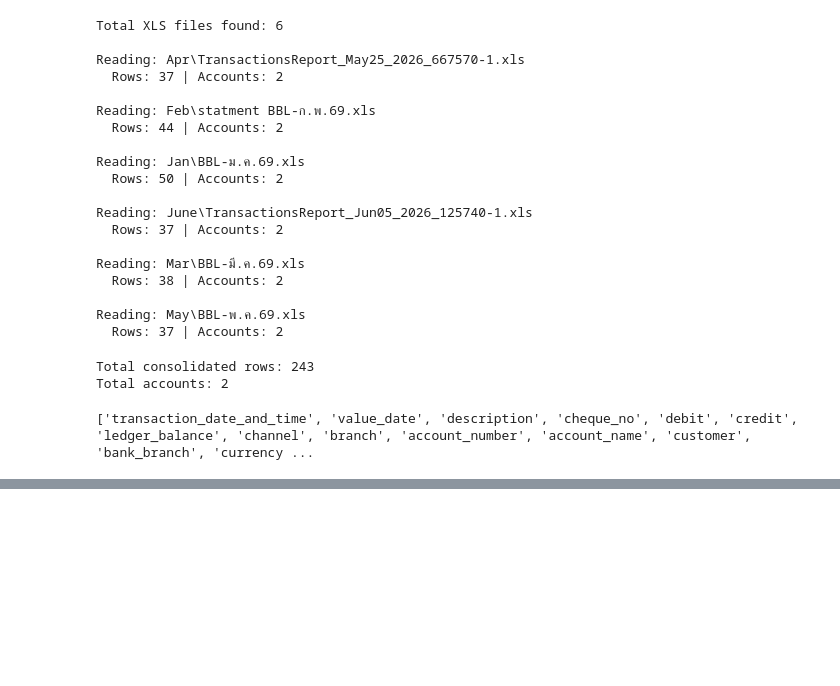
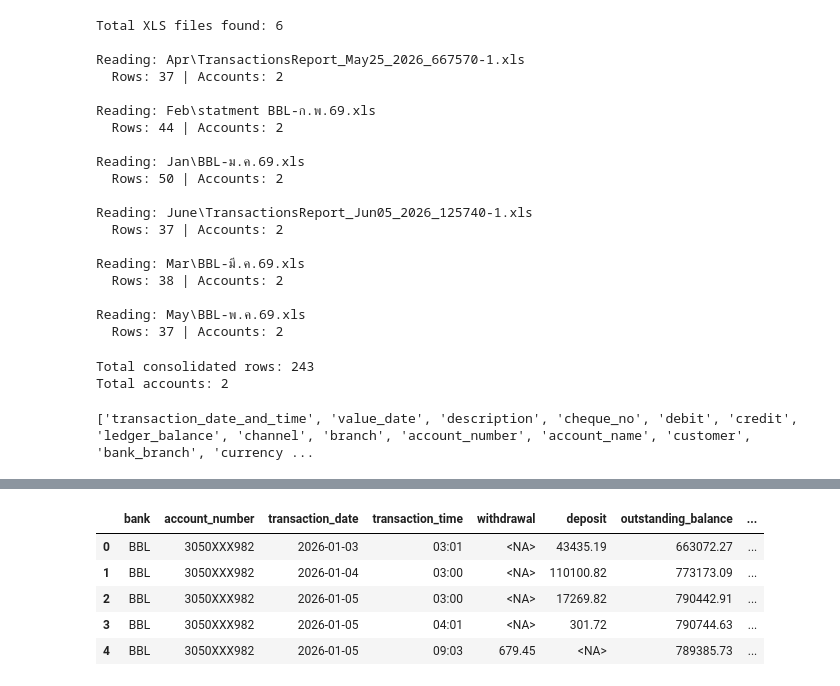
Before and after one commit to tawanwetaya-debug/bank_statement, a Jupyter notebook: Python_Command/BBL.ipynb, the cells around one changed output, grey strips where cells are left out. Saved outputs shown, nothing was run; the diff lists cells and outputs as text; code cells hidden in the pictures; blank space fills up the shorter version.

Commit message:
Build staging folder

```diff
--- a/Python_Command/BBL.ipynb
+++ b/Python_Command/BBL.ipynb
@@ -5,8 +5,10 @@ from pathlib import Path
 # %%
 project_folder = Path.cwd().parent
 
-bbl_folder = project_folder / "Year_End_2026" / "BBL_Account"
+year = 2026
+bbl_folder = project_folder / f"Year_End_{year}" / "BBL_Account"
 output_folder = project_folder / "Datamart"
+
 
 output_folder.mkdir(parents=True, exist_ok=True)
 
@@ -566,0 +573,85 @@ display(
+# %%
+# Work on a copy
+bbl_df = bbl_df.copy()
+
+# Ensure datetime format
+bbl_df["transaction_date_and_time"] = pd.to_datetime(
+    bbl_df["transaction_date_and_time"],
+    errors="coerce"
+)
+
+bbl_df["value_date"] = pd.to_datetime(
+    bbl_df["value_date"],
+    errors="coerce"
+)
+
+# Create KBANK-format columns
+bbl_df["transaction_date"] = bbl_df["value_date"]
+
+bbl_df["transaction_time"] = (
+    bbl_df["transaction_date_and_time"]
+    .dt.strftime("%H:%M")
+    .astype("string")
+)
+
+# Convert debit and credit to numeric
+bbl_df["debit"] = pd.to_numeric(
+    bbl_df["debit"],
+    errors="coerce"
+)
+
+bbl_df["credit"] = pd.to_numeric(
+    bbl_df["credit"],
+    errors="coerce"
+)
+
+bbl_df["ledger_balance"] = pd.to_numeric(
+    bbl_df["ledger_balance"],
+    errors="coerce"
+)
+
+# KBANK withdrawal values are positive
+bbl_df["withdrawal"] = (
+    bbl_df["debit"]
+    .abs()
+    .replace(0, pd.NA)
+)
+
+# KBANK deposit values are positive
+bbl_df["deposit"] = (
+    bbl_df["credit"]
+    .abs()
+    .replace(0, pd.NA)
+)
+
+# Rename remaining fields
+bbl_df = bbl_df.rename(
+    columns={
+        "ledger_balance": "outstanding_balance",
+        "channel": "transaction_type"
+    }
+)
+
+# Arrange columns using KBANK format
+col = [
+    "bank",
+    "account_number",
+    "transaction_date",
+    "transaction_time",
+    "withdrawal",
+    "deposit",
+    "outstanding_balance",
+    "transaction_type",
+    "description"
+]
+
+bbl_df = bbl_df[col]
+
+display(bbl_df.head())
+# %% [output]
+|  | bank | account_number | transaction_date | transaction_time | withdrawal | deposit | outstanding_balance | ... |
+| 0 | BBL | 3050XXX982 | 2026-01-03 | 03:01 | <NA> | 43435.19 | 663072.27 | ... |
+| 1 | BBL | 3050XXX982 | 2026-01-04 | 03:00 | <NA> | 110100.82 | 773173.09 | ... |
+| 2 | BBL | 3050XXX982 | 2026-01-05 | 03:00 | <NA> | 17269.82 | 790442.91 | ... |
+| 3 | BBL | 3050XXX982 | 2026-01-05 | 04:01 | <NA> | 301.72 | 790744.63 | ... |
+| 4 | BBL | 3050XXX982 | 2026-01-05 | 09:03 | 679.45 | <NA> | 789385.73 | ... |
```
Also changed, not shown: parts of 2 cells of this notebook, 8 other files.
